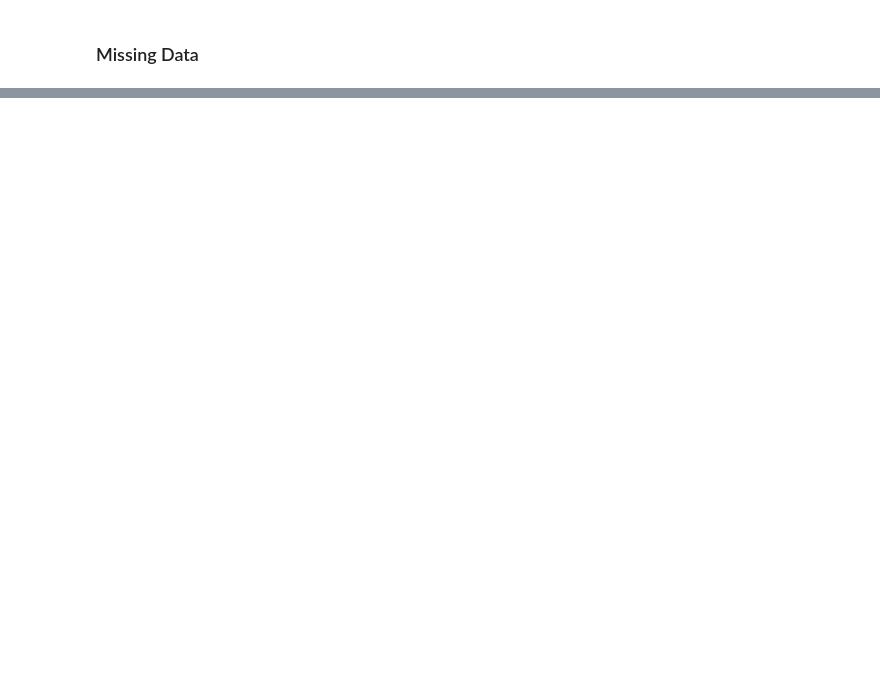
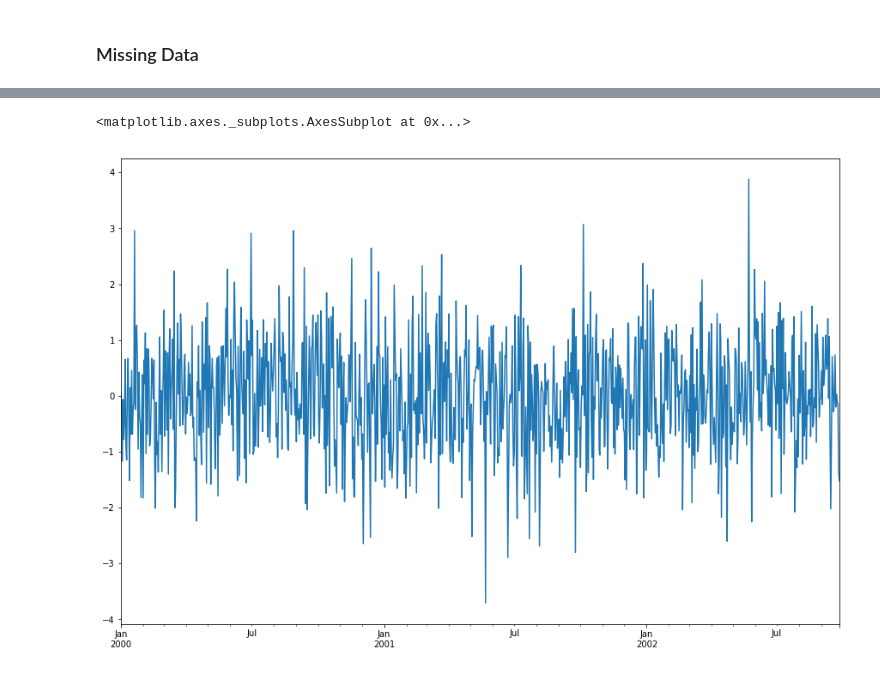
Before and after one commit to huyhoang17/Learning, a Jupyter notebook: pandas/10 Minutes to Pandas.ipynb, the cells around one changed output, grey strips where cells are left out. Cells and saved outputs as stored; diff of their text form; code cells hidden in the pictures; blank space fills up the shorter version.

```diff
--- a/pandas/10 Minutes to Pandas.ipynb
+++ b/pandas/10 Minutes to Pandas.ipynb
@@ -900,0 +1893,2 @@ df2
+# %%
+ts = pd.Series(np.random.randn(1000), index=pd.date_range('1/1/2000', periods=1000))
@@ -900,0 +1937,5 @@ df2
+# %%
+ts.plot(figsize=(15, 10))
+# %% [output]
+<matplotlib.axes._subplots.AxesSubplot at 0x...>
+[figure, added]
```
Also changed, not shown: parts of 198 cells of this notebook.
